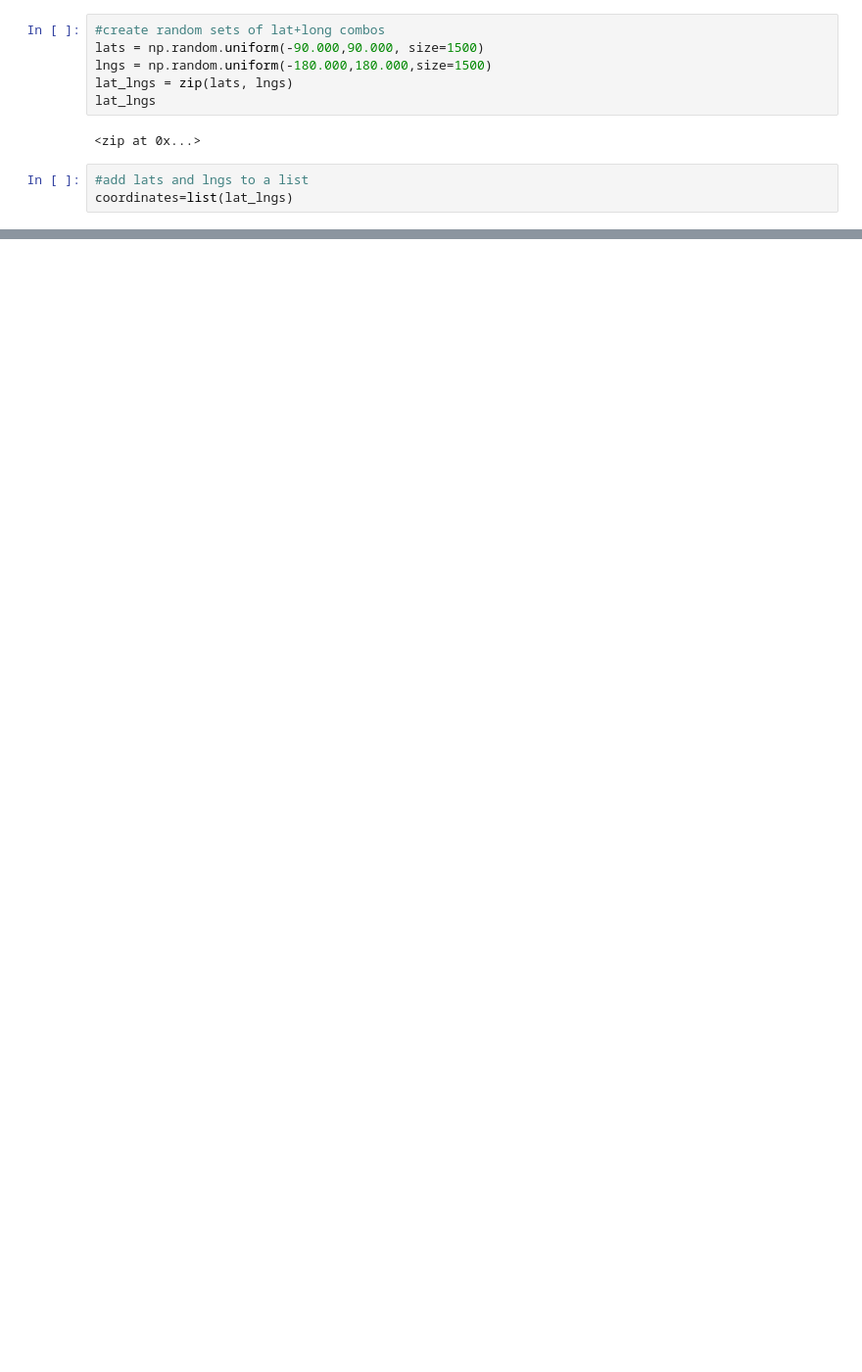
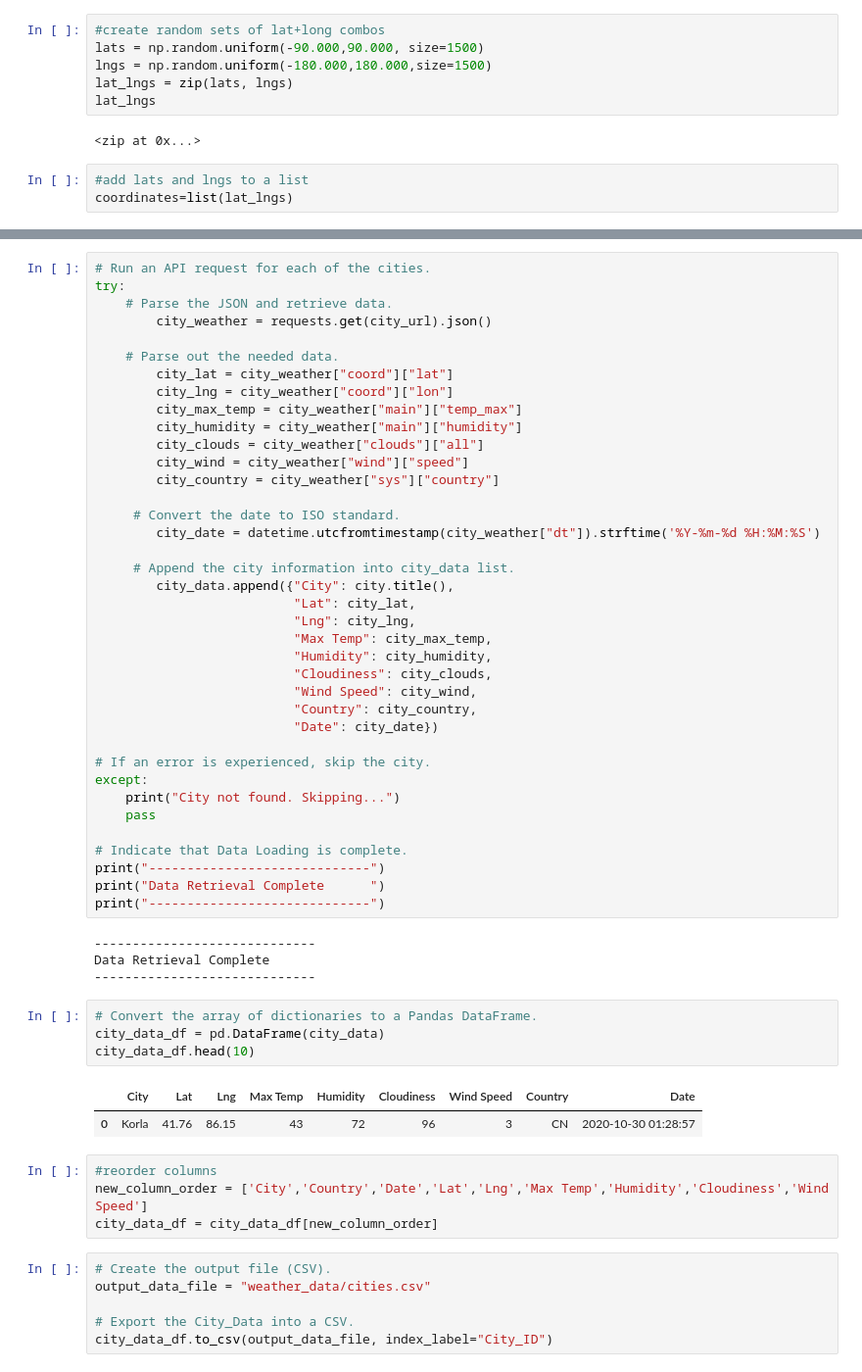
Before and after one commit to kielleyy/World_Weather_Analysis, a Jupyter notebook: WeatherPy.ipynb, the cells around one changed output, grey strips where cells are left out. Shown at 98% size. Cells and saved outputs as stored; diff of their text form; blank space fills up the shorter version.

Commit message:
adding updated weather file and csv of cities and weather

```diff
--- a/WeatherPy.ipynb
+++ b/WeatherPy.ipynb
@@ -53,0 +112,59 @@ len(cities)
+# %%
+# Run an API request for each of the cities.
+try:
+	# Parse the JSON and retrieve data.
+        city_weather = requests.get(city_url).json()
+
+	# Parse out the needed data.
+        city_lat = city_weather["coord"]["lat"]
+        city_lng = city_weather["coord"]["lon"]
+        city_max_temp = city_weather["main"]["temp_max"]
+        city_humidity = city_weather["main"]["humidity"]
+        city_clouds = city_weather["clouds"]["all"]
+        city_wind = city_weather["wind"]["speed"]
+        city_country = city_weather["sys"]["country"]
+
+	 # Convert the date to ISO standard.
+        city_date = datetime.utcfromtimestamp(city_weather["dt"]).strftime('%Y-%m-%d %H:%M:%S')
+
+	 # Append the city information into city_data list.
+        city_data.append({"City": city.title(),
+                          "Lat": city_lat,
+                          "Lng": city_lng,
+                          "Max Temp": city_max_temp,
+                          "Humidity": city_humidity,
+                          "Cloudiness": city_clouds,
+                          "Wind Speed": city_wind,
+                          "Country": city_country,
+                          "Date": city_date})
+
+# If an error is experienced, skip the city.
+except:
+	print("City not found. Skipping...")
+	pass
+
+# Indicate that Data Loading is complete.
+print("-----------------------------")
+print("Data Retrieval Complete      ")
+print("-----------------------------")
+# %% [output]
+-----------------------------
+Data Retrieval Complete
+-----------------------------
+# %%
+# Convert the array of dictionaries to a Pandas DataFrame.
+city_data_df = pd.DataFrame(city_data)
+city_data_df.head(10)
+# %% [output]
+|  | City | Lat | Lng | Max Temp | Humidity | Cloudiness | Wind Speed | Country | Date |
+| 0 | Korla | 41.76 | 86.15 | 43 | 72 | 96 | 3 | CN | 2020-10-30 01:28:57 |
+# %%
+#reorder columns
+new_column_order = ['City','Country','Date','Lat','Lng','Max Temp','Humidity','Cloudiness','Wind Speed']
+city_data_df = city_data_df[new_column_order]
+# %%
+# Create the output file (CSV).
+output_data_file = "weather_data/cities.csv"
+
+# Export the City_Data into a CSV.
+city_data_df.to_csv(output_data_file, index_label="City_ID")
```
Also changed, not shown: parts of 4 cells of this notebook, 3 other files.
